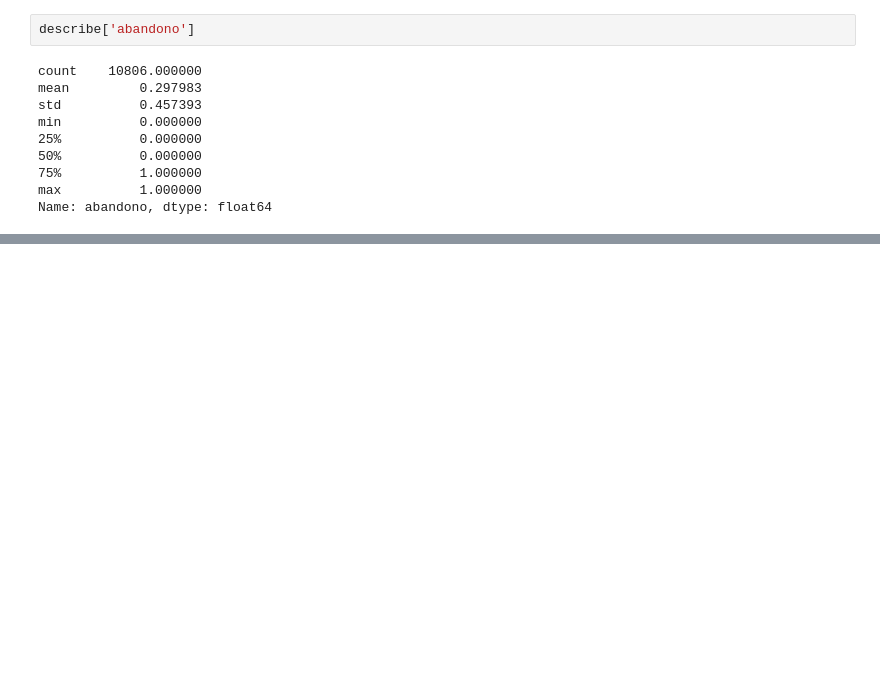
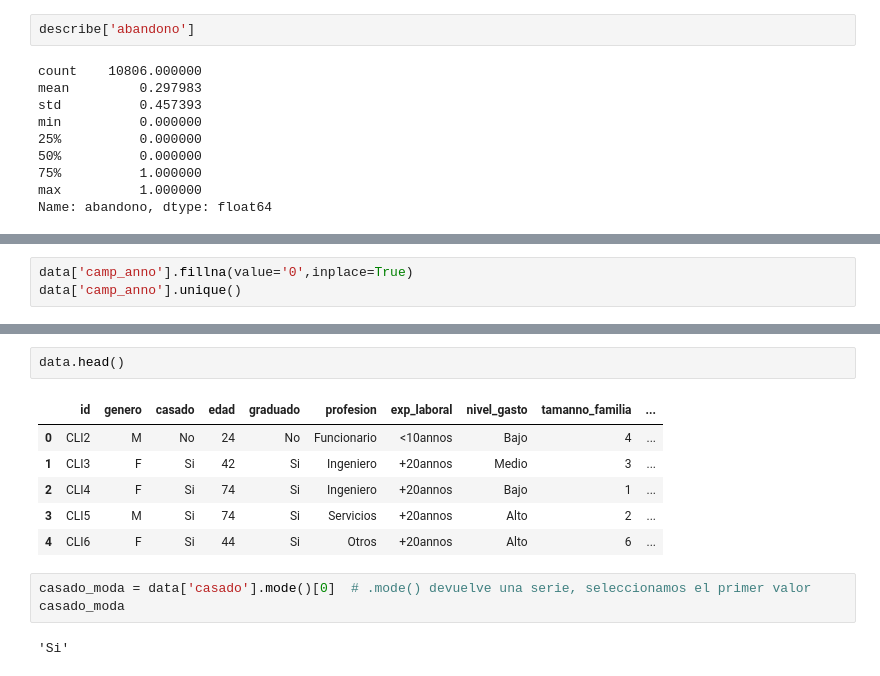
Before and after one commit to MiguelGG03/AprendizajeAutomatico_Caso5, a Jupyter notebook: videoYoutube.ipynb, the cells around one changed output, grey strips where cells are left out. Cells and saved outputs as stored; diff of their text form; blank space fills up the shorter version.

```diff
--- a/videoYoutube.ipynb
+++ b/videoYoutube.ipynb
@@ -85,0 +119,3 @@ Name: abandono, dtype: float64
+# %%
+data['camp_anno'].fillna(value='0',inplace=True)
+data['camp_anno'].unique()
@@ -85,0 +130,14 @@ Name: abandono, dtype: float64
+# %%
+data.head()
+# %% [output]
+|  | id | genero | casado | edad | graduado | profesion | exp_laboral | nivel_gasto | tamanno_familia | ... |
+| 0 | CLI2 | M | No | 24 | No | Funcionario | <10annos | Bajo | 4 | ... |
+| 1 | CLI3 | F | Si | 42 | Si | Ingeniero | +20annos | Medio | 3 | ... |
+| 2 | CLI4 | F | Si | 74 | Si | Ingeniero | +20annos | Bajo | 1 | ... |
+| 3 | CLI5 | M | Si | 74 | Si | Servicios | +20annos | Alto | 2 | ... |
+| 4 | CLI6 | F | Si | 44 | Si | Otros | +20annos | Alto | 6 | ... |
+# %%
+casado_moda = data['casado'].mode()[0]  # .mode() devuelve una serie, seleccionamos el primer valor
+casado_moda
+# %% [output]
+'Si'
```
Also changed, not shown: parts of 21 cells of this notebook, 2 other files.
